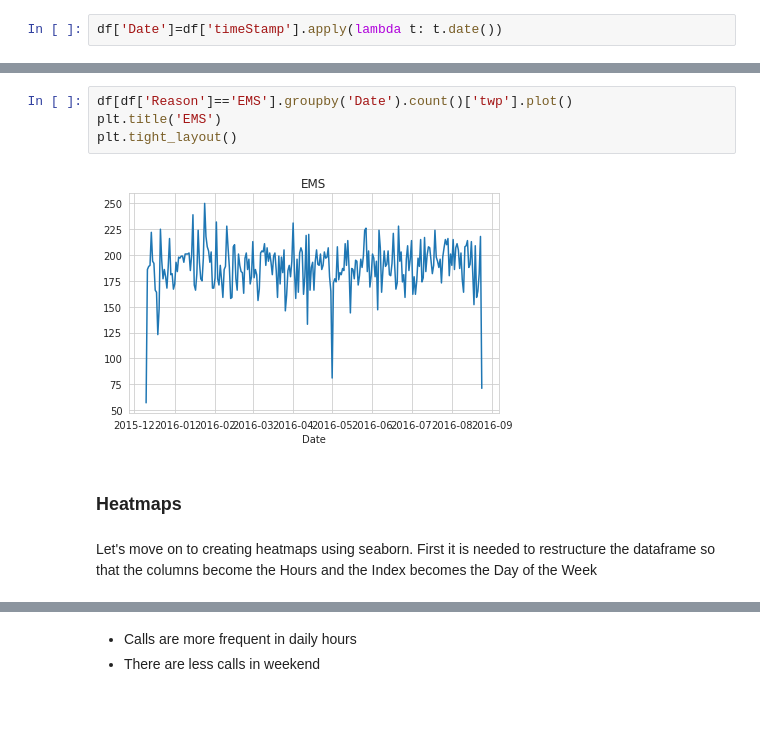
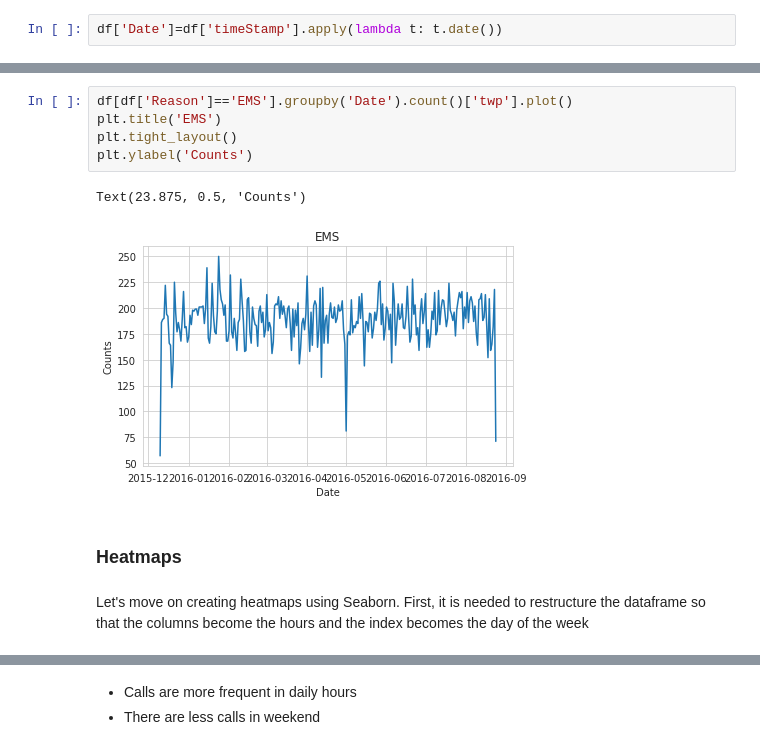
Before and after one commit to NickOLeeney/data-science-projects, a Jupyter notebook: 911_Calls_Project.ipynb, the cells around one changed output, grey strips where cells are left out. Cells and saved outputs as stored; diff of their text form; blank space fills up the shorter version.

```diff
--- a/911_Calls_Project.ipynb
+++ b/911_Calls_Project.ipynb
@@ -212,13 +219,15 @@ plt.tight_layout()
 # %%
 df[df['Reason']=='EMS'].groupby('Date').count()['twp'].plot()
 plt.title('EMS')
 plt.tight_layout()
+plt.ylabel('Counts')
 # %% [output]
+Text(23.875, 0.5, 'Counts')
-[figure, old version]
+[figure, new version]
 # %% [markdown]
 ### Heatmaps
 # %% [markdown]
-Let's move on to creating heatmaps using seaborn. First it is needed to restructure the dataframe so that the columns become the Hours and the Index becomes the Day of the Week
+Let's move on creating heatmaps using Seaborn. First, it is needed to restructure the dataframe so that the columns become the hours and the index becomes the day of the week
 # %%
 dayHour = df.groupby(by=['Day of Week','Hour']).count()['Reason'].unstack()
 dayHour.head()
```
Also changed, not shown: parts of 13 cells of this notebook.
